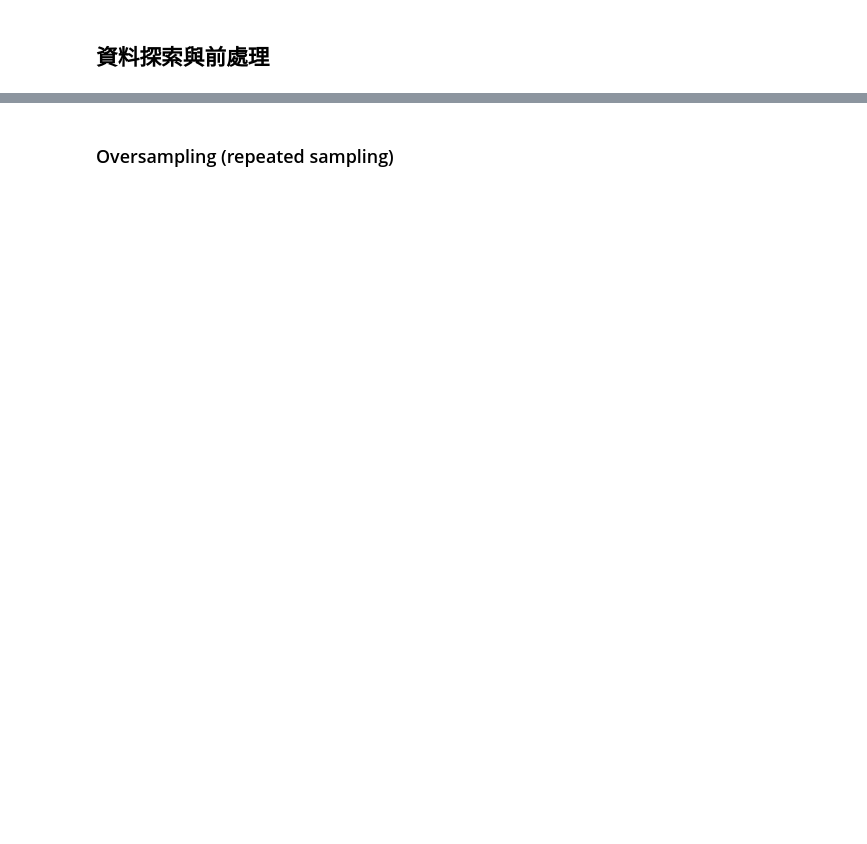
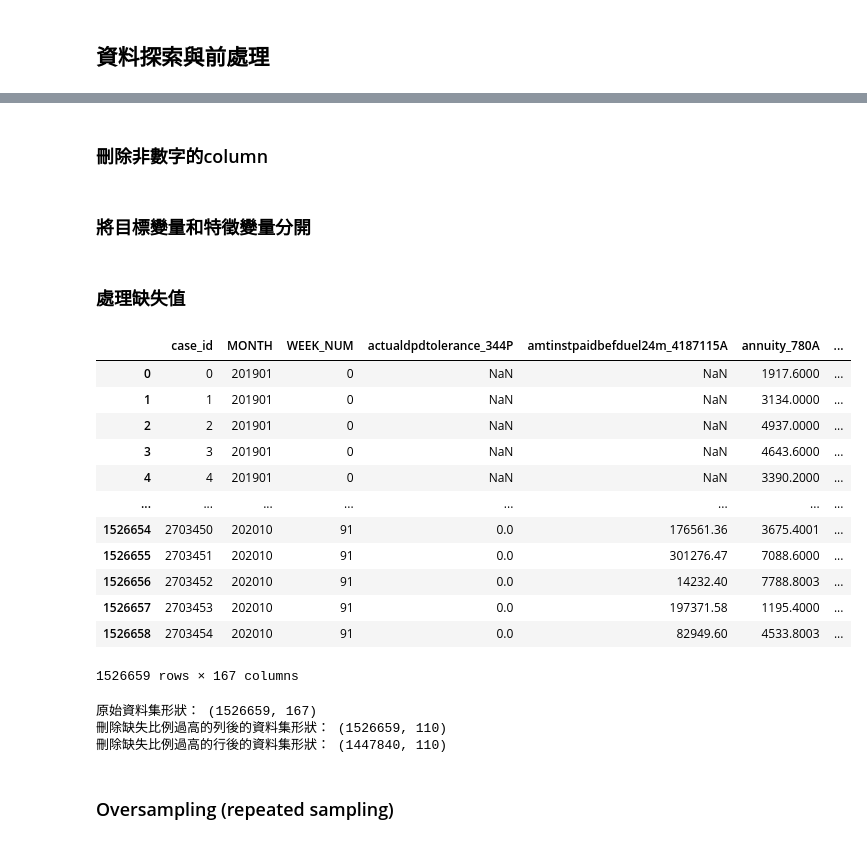
Before and after one commit to yctsaiyc/home-credit-credit-risk-model-stability, a Jupyter notebook: home-credit-credit-risk-model-stability.ipynb, the cells around one changed output, grey strips where cells are left out. Cells and saved outputs as stored; diff of their text form; code cells hidden in the pictures; blank space fills up the shorter version.

Commit message:
Kaggle Notebook | Home Credit - Credit Risk Model Stability | Delete rows and columns with more missing values.

```diff
--- a/home-credit-credit-risk-model-stability.ipynb
+++ b/home-credit-credit-risk-model-stability.ipynb
@@ -54,0 +37,2 @@ del y
+# %% [markdown]
+### 刪除非數字的column
@@ -54,0 +43,2 @@ del y
+# %% [markdown]
+### 將目標變量和特徵變量分開
@@ -55,3 +48,57 @@ del y
+# %% [markdown]
+### 處理缺失值
+# %%
+X
+# %% [output]
+|  | case_id | MONTH | WEEK_NUM | actualdpdtolerance_344P | amtinstpaidbefduel24m_4187115A | annuity_780A | ... |
+| 0 | 0 | 201901 | 0 | NaN | NaN | 1917.6000 | ... |
+| 1 | 1 | 201901 | 0 | NaN | NaN | 3134.0000 | ... |
+| 2 | 2 | 201901 | 0 | NaN | NaN | 4937.0000 | ... |
+| 3 | 3 | 201901 | 0 | NaN | NaN | 4643.6000 | ... |
+| 4 | 4 | 201901 | 0 | NaN | NaN | 3390.2000 | ... |
+| ... | ... | ... | ... | ... | ... | ... | ... |
+| 1526654 | 2703450 | 202010 | 91 | 0.0 | 176561.36 | 3675.4001 | ... |
+| 1526655 | 2703451 | 202010 | 91 | 0.0 | 301276.47 | 7088.6000 | ... |
+| 1526656 | 2703452 | 202010 | 91 | 0.0 | 14232.40 | 7788.8003 | ... |
+| 1526657 | 2703453 | 202010 | 91 | 0.0 | 197371.58 | 1195.4000 | ... |
+| 1526658 | 2703454 | 202010 | 91 | 0.0 | 82949.60 | 4533.8003 | ... |
+1526659 rows × 167 columns
+# %%
+# 删除缺失值較多的row
+
+# 輸出原始資料集資訊
+print("原始資料集形狀：", X.shape)
+
+threshold = 0.5  # 設定缺失比例的閾值，超過閾值的rowc和column將被刪除
+
+# 計算每column的缺失值比例
+missing_ratios = X.isnull().mean(axis=0)
+
+# 找出缺失比例超過閾值的column
+columns_to_drop = missing_ratios[missing_ratios > threshold].index
+
+# 刪除缺失比例超過閾值的column
+X = X.drop(columns=columns_to_drop, axis=1)
+
+# 輸出刪除column後的資料集資訊
+print("刪除缺失比例過高的列後的資料集形狀：", X.shape)
+
+# 計算每row的缺失值比例
+missing_ratios = X.isnull().mean(axis=1)
+
+# 找出缺失比例超過閾值的row
+rows_to_drop = missing_ratios[missing_ratios > threshold].index
+
+# 刪除缺失比例超過閾值的row
+X = X.drop(index=rows_to_drop)
+y = y.drop(index=rows_to_drop)
+
+# 輸出刪除row後的資料集資訊
+print("刪除缺失比例過高的行後的資料集形狀：", X.shape)
+# %% [output]
+原始資料集形狀： (1526659, 167)
+刪除缺失比例過高的列後的資料集形狀： (1526659, 110)
+刪除缺失比例過高的行後的資料集形狀： (1447840, 110)
 # %% [markdown]
 ### Oversampling (repeated sampling)
 # %%
```
Also changed, not shown: parts of 14 cells of this notebook.
